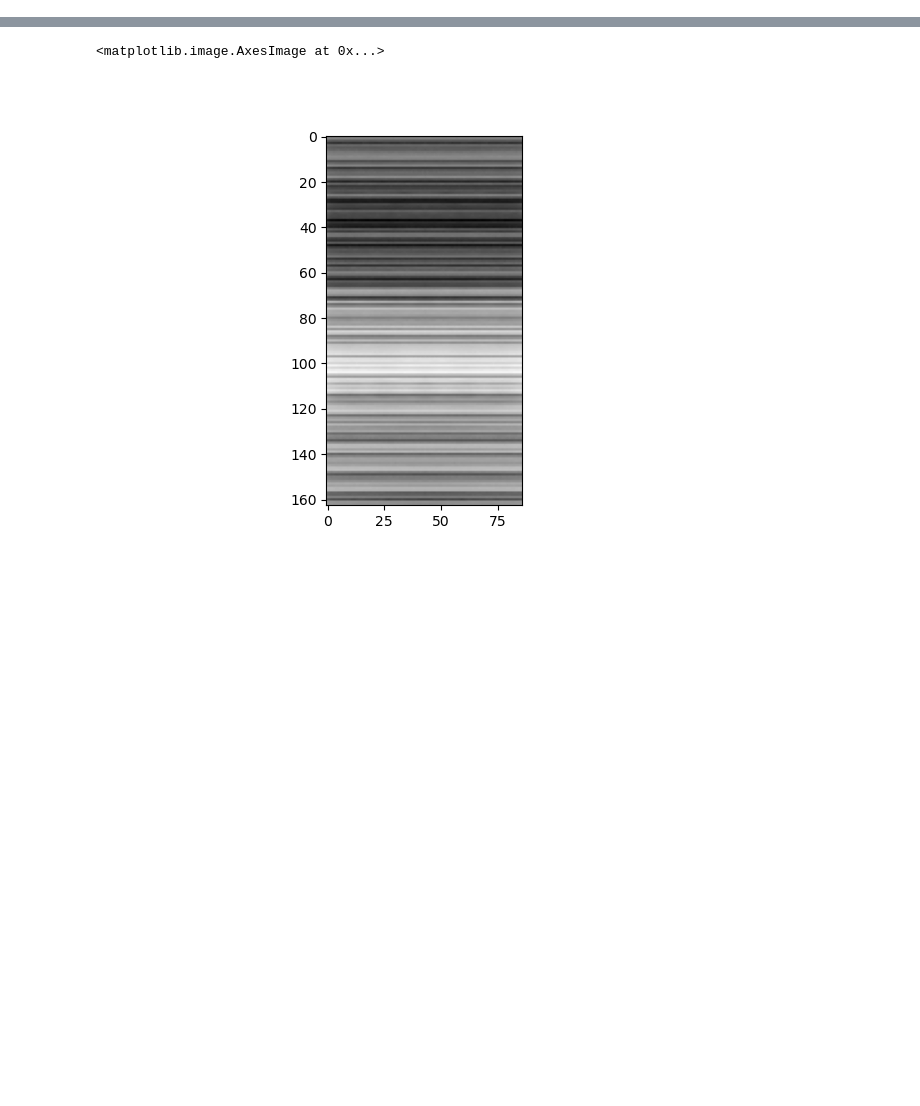
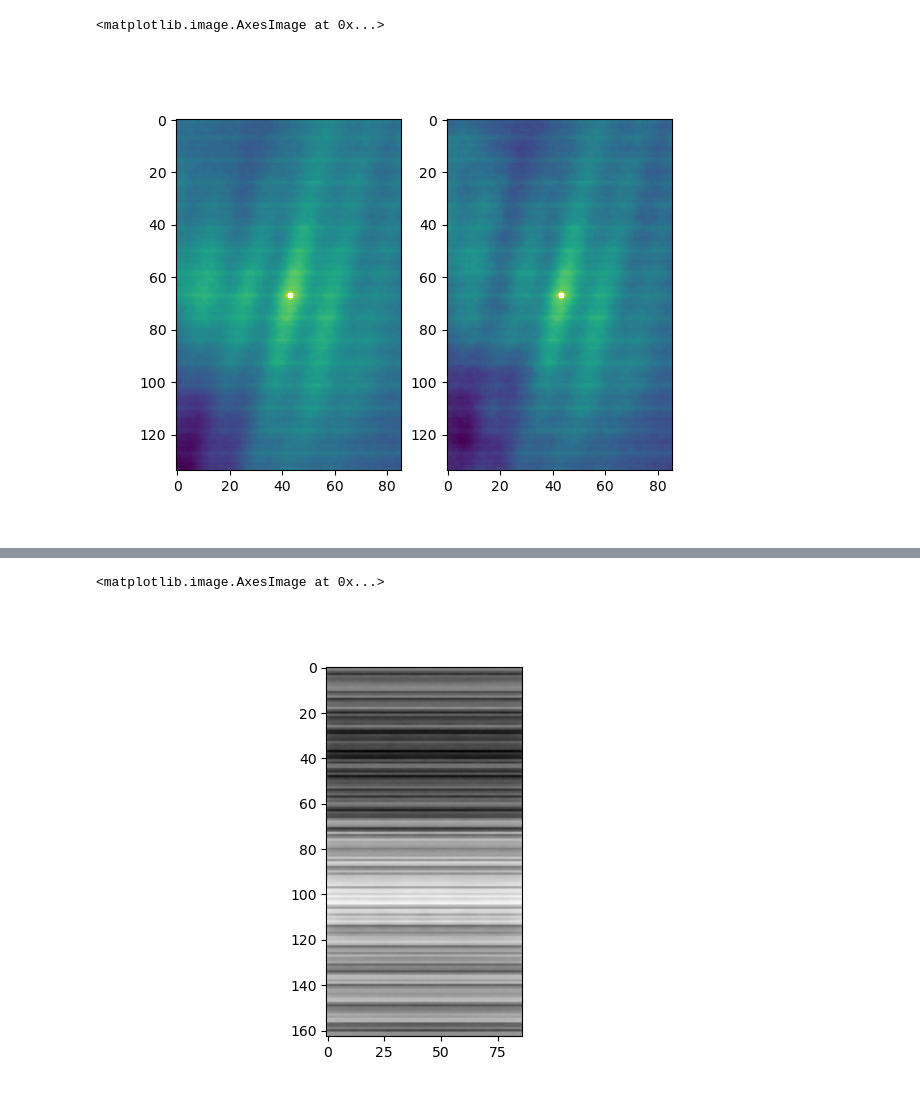
Before and after one commit to zyjux/harmonic_gw, a Jupyter notebook: local_autocorrelation.ipynb, the cells around one changed output, grey strips where cells are left out. Cells and saved outputs as stored; diff of their text form; code cells hidden in the pictures; blank space fills up the shorter version.

```diff
--- a/local_autocorrelation.ipynb
+++ b/local_autocorrelation.ipynb
@@ -32,0 +36,37 @@ ax.imshow(img_crop, cmap='gray')
+# %%
+def auto_correlate(img, x, y, width, height, xrange=None, yrange=None):
+    if xrange==None:
+        xrange = width//2
+    if yrange==None:
+        yrange = height//2
+
+    img_crop = np.copy(img[y:y+height, x:x+width])
+
+    normalizer_1 = np.mean(np.abs(img_crop))
+
+    full_xrange = range(-xrange, xrange)
+    full_yrange = range(-yrange, yrange)
+
+    corr_img = np.zeros((len(full_yrange), len(full_xrange)))
+
+    for xt in full_xrange:
+        for yt in full_yrange:
+            x_ref = x + xt
+            y_ref = y + yt
+            img_comp = np.copy(img[y_ref:y_ref+height, x_ref:x_ref+width])
+            normalizer_2 = np.mean(np.abs(img_comp))
+            corr_img[yrange + yt, xrange + xt] = np.sum(img_comp * img_crop) / (width * height * normalizer_1 * normalizer_2)
+
+    corr_img[yrange, xrange] = np.NaN
+
+    return corr_img
+# %%
+corr_img = auto_correlate(img_array.astype('float64'), 328, 67, 86, 163, yrange=67)
+corr_img_thresh = auto_correlate(img_array_thresh, 328, 67, 86, 163, yrange=67)
+# %%
+F, ax = plt.subplots(1, 2)
+ax[0].imshow(corr_img, cmap='viridis')
+ax[1].imshow(corr_img_thresh, cmap='viridis')
+# %% [output]
+<matplotlib.image.AxesImage at 0x...>
+[figure, new version]
```
Also changed, not shown: parts of 21 cells of this notebook.
